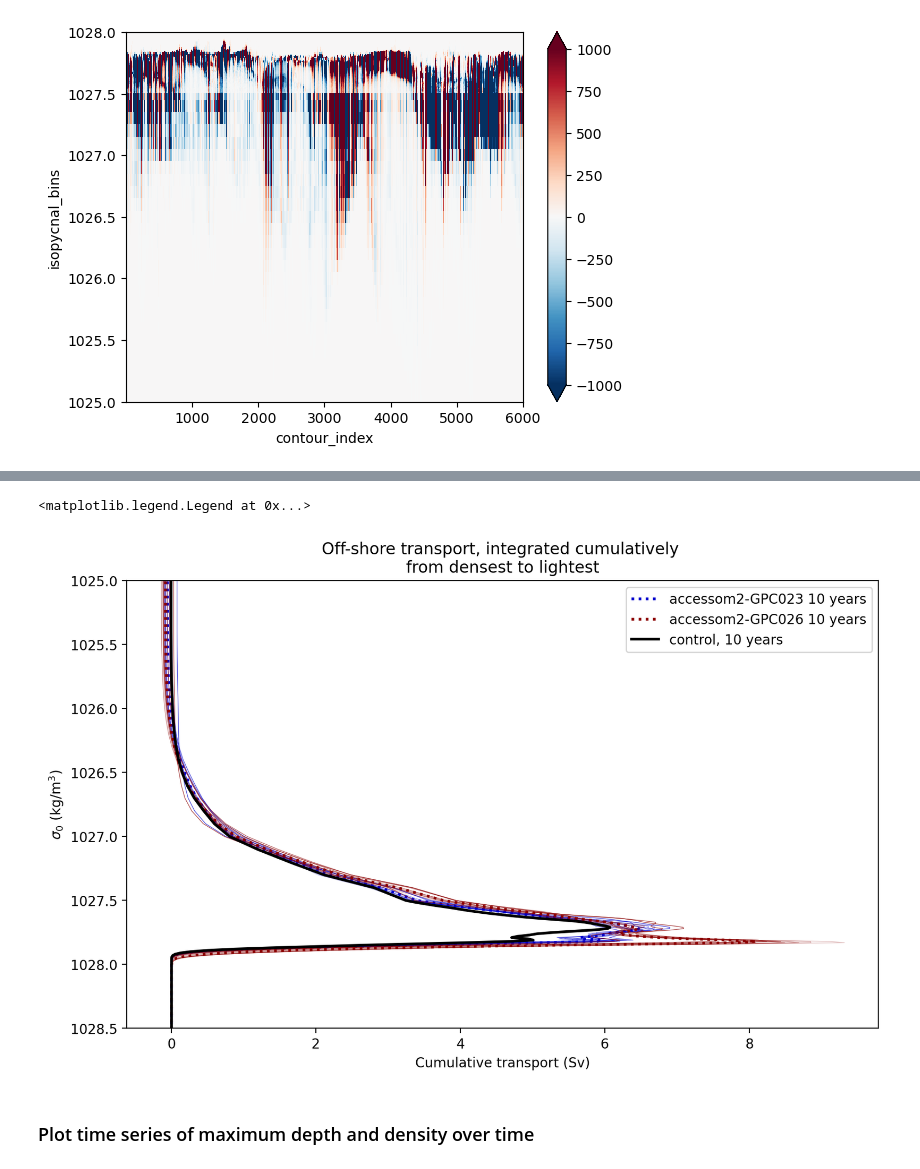
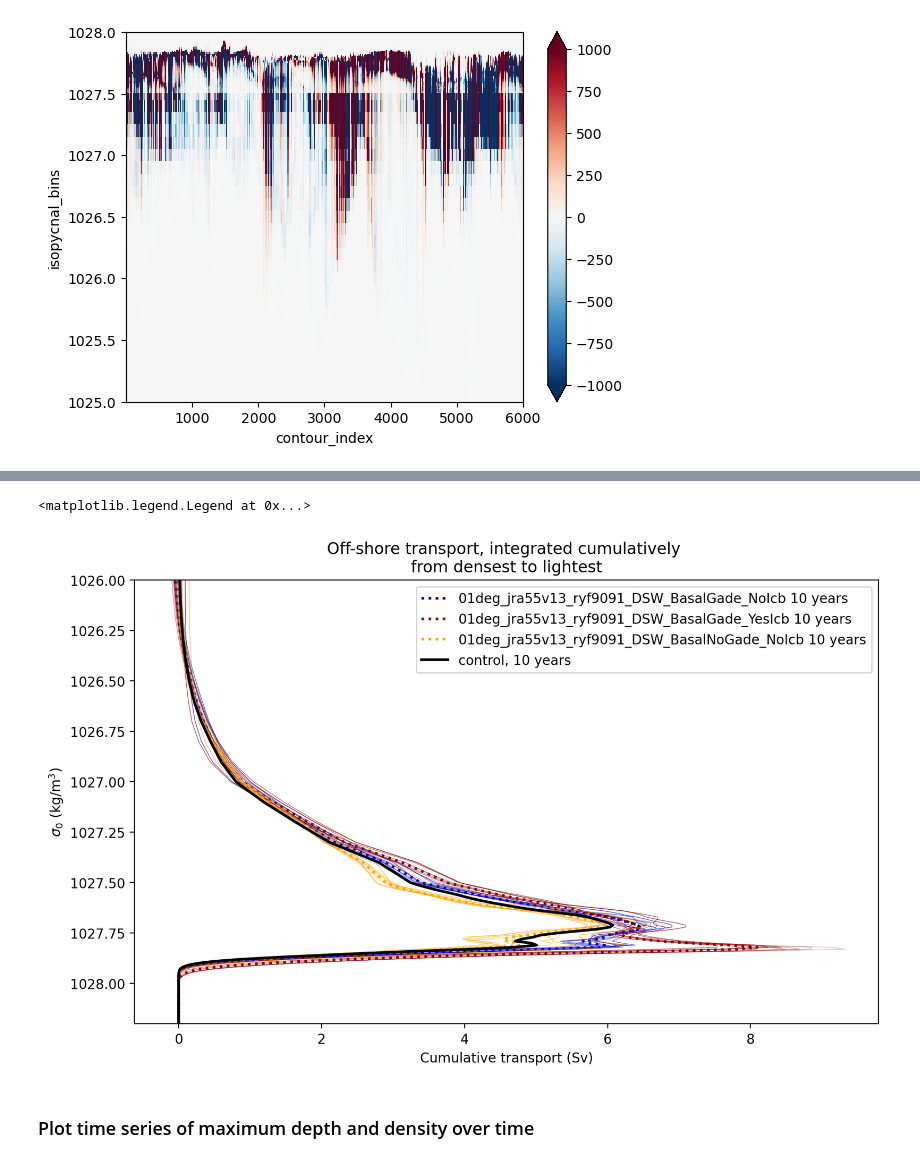
Before and after one commit to pedrocol/basal_mom5-collaborative-project, a Jupyter notebook: notebooks/cross_contour/plot_volume_transports.ipynb, the cells around one changed output, grey strips where cells are left out. Drawn from its saved outputs; the diff is of its cells as text; code cells hidden in the pictures.

```diff
--- a/notebooks/cross_contour/plot_volume_transports.ipynb
+++ b/notebooks/cross_contour/plot_volume_transports.ipynb
@@ -22,14 +27,21 @@ client
 # %%
 # database for control simulation:
 session_name = '/g/data/v45/wf4500/databases/gdata_01deg_jra55v13_ryf9091_DSW.db'
+# master_session = cc.database.create_session(session_name)
+#session_name = '/home/156/wf4500/databases/access/DSW.db'
 master_session = cc.database.create_session(session_name)
-control = '01deg_jra55v13_ryf9091_DSW'
+control = '01deg_jra55v13_ryf9091_DSW'#_21mbath' #01deg_jra55v13_ryf9091_DSW'
 #database for basal melt experiments:
 session_name = '/g/data/e14/pc5520/model_data/access-om2/basal_melt_MOM5/basal_melt_MOM5.db'
 basal_melt_session = cc.database.create_session(session_name)
 #experiments
 basal_gade_woa = 'accessom2-GPC023'
+basal_gade_woa_newname = '01deg_jra55v13_ryf9091_DSW_BasalGade_NoIcb'
+
 icb_gade_woa = 'accessom2-GPC026'
+icb_gade_woa_newname = '01deg_jra55v13_ryf9091_DSW_BasalGade_YesIcb'
+
+basal_nogade_woa = '01deg_jra55v13_ryf9091_DSW_BasalNoGade_NoIcb'
 # %% [markdown]
 ### First plot contour
 # %%
@@ -234,6 +246,8 @@ icb_vol_trans, ndays = load_monthly_data(icb_gade_woa)
 print(ndays)
 control_vol_trans, ndays = load_monthly_data(control)
 print(ndays)
+basal_nogade_vol_trans, ndays = load_monthly_data(basal_nogade_woa)
+print(ndays)
 # %% [output]
 1900
 1901
@@ -270,9 +284,9 @@ plt.ylim(1025,1028)
 [figure]
 # %%
 fig, axes = plt.subplots(figsize = (10,4))
-for i in np.arange(3):
-    label = [control,basal_gade_woa,icb_gade_woa][i]
-    array = [control_vol_trans,basal_vol_trans,icb_vol_trans][i]
+for i in np.arange(4):
+    label = [control,basal_gade_woa_newname,icb_gade_woa_newname,basal_nogade_woa][i]
+    array = [control_vol_trans,basal_vol_trans,icb_vol_trans,basal_nogade_vol_trans][i]
     axes.plot(distance_along_contour,(10**(-6)*av_10yr(array).sum('isopycnal_bins').cumsum('contour_index')),label = label)
 axes.set_ylabel('Cumulative transport (Sv)')
 axes.set_xticks(distance_along_contour[distance_indices.astype(int)[:-1]])
@@ -286,33 +300,33 @@ plt.legend()
 # %%
 fig = plt.figure(figsize = (10,6), dpi = 200)
 # plot individual years
 
-for i in np.arange(1,3):
-    label = [control,basal_gade_woa,icb_gade_woa][i]
-    array = [control_vol_trans,basal_vol_trans,icb_vol_trans][i]
-    color = ['k','mediumblue','darkred'][i]
-    linestyle = ['-','--','dotted'][i]
+for i in np.arange(1,4):
+    label = [control,basal_gade_woa_newname,icb_gade_woa_newname,basal_nogade_woa][i]
+    array = [control_vol_trans,basal_vol_trans,icb_vol_trans,basal_nogade_vol_trans][i]
+    color = ['k','mediumblue','darkred','orange'][i]
+    linestyle = ['-','--','dotted','-.'][i]
     yrly_arr = yrly(array)
     yrly_arr.load()
     for j in np.arange(10):
         b = (yrly_arr/1e6).isel(year = j).sum('contour_index')
         (b.sum('isopycnal_bins') -b.cumsum('isopycnal_bins')).plot(y = 'isopycnal_bins', color = color, alpha = 0.7-j*0.05, linewidth = 0.5)
     # plot mean
     b = (av_10yr(array)/1e6).sum('contour_index')
     (b.sum('isopycnal_bins') -b.cumsum('isopycnal_bins')).plot(y = 'isopycnal_bins', label = label+' 10 years',color = color, linestyle = 'dotted',linewidth = 2)
 #plot control in black
 a = (av_10yr(control_vol_trans)/1e6).sum('contour_index')
 (a.sum('isopycnal_bins') -a.cumsum('isopycnal_bins')).plot(y = 'isopycnal_bins', label = 'control, 10 years',color = 'k', linestyle = '-',linewidth = 2)
 
-plt.ylim(1028.5,1025)
+plt.ylim(1028.2,1026)
 plt.xlabel('Cumulative transport (Sv)')
 plt.ylabel('$\sigma_0$ (kg/m$^3$)')
 plt.title('Off-shore transport, integrated cumulatively \nfrom densest to lightest')
 plt.legend()
 #plt.savefig('offshore_transport_sum.png',dpi = 300)
 # %% [output]
 <matplotlib.legend.Legend at 0x...>
-[figure, old version]
+[figure, new version]
 # %% [markdown]
 ### Plot time series of maximum depth and density over time
 # %%
```
Also changed, not shown: parts of 19 cells of this notebook, 2 other files.
